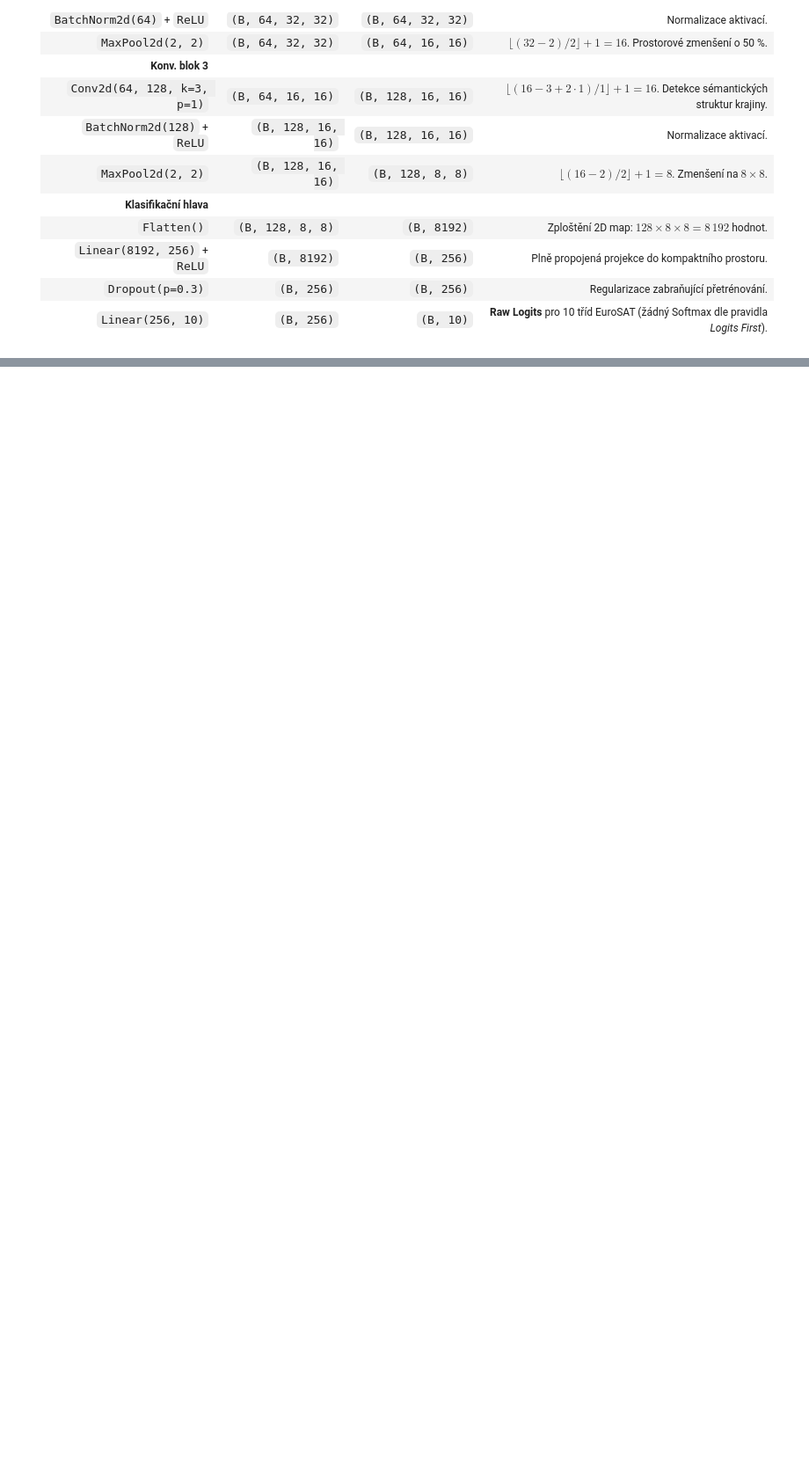
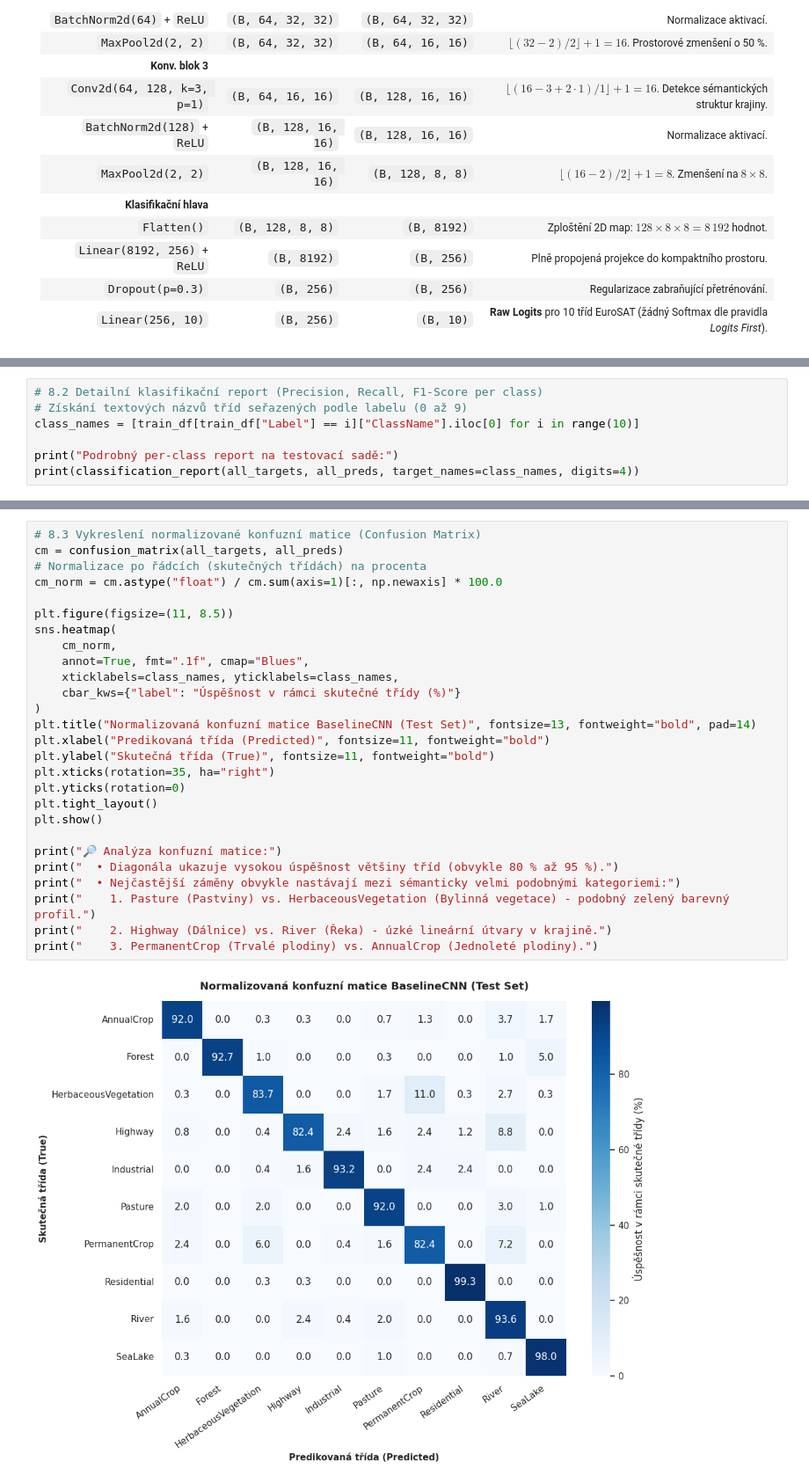
Before and after one commit to tomaskirnig/ML, a Jupyter notebook: ML_project_1.ipynb, the cells around one changed output, grey strips where cells are left out. Shown at 88% size. Cells and saved outputs as stored; diff of their text form; blank space fills up the shorter version.

```diff
--- a/ML_project_1.ipynb
+++ b/ML_project_1.ipynb
@@ -542,0 +956,7 @@ print(test_logits[0].cpu().numpy().round(3))
+# %%
+# 8.2 Detailní klasifikační report (Precision, Recall, F1-Score per class)
+# Získání textových názvů tříd seřazených podle labelu (0 až 9)
+class_names = [train_df[train_df["Label"] == i]["ClassName"].iloc[0] for i in range(10)]
+
+print("Podrobný per-class report na testovací sadě:")
+print(classification_report(all_targets, all_preds, target_names=class_names, digits=4))
@@ -542,0 +981,29 @@ print(test_logits[0].cpu().numpy().round(3))
+# %%
+# 8.3 Vykreslení normalizované konfuzní matice (Confusion Matrix)
+cm = confusion_matrix(all_targets, all_preds)
+# Normalizace po řádcích (skutečných třídách) na procenta
+cm_norm = cm.astype("float") / cm.sum(axis=1)[:, np.newaxis] * 100.0
+
+plt.figure(figsize=(11, 8.5))
+sns.heatmap(
+    cm_norm,
+    annot=True, fmt=".1f", cmap="Blues",
+    xticklabels=class_names, yticklabels=class_names,
+    cbar_kws={"label": "Úspěšnost v rámci skutečné třídy (%)"}
+)
+plt.title("Normalizovaná konfuzní matice BaselineCNN (Test Set)", fontsize=13, fontweight="bold", pad=14)
+plt.xlabel("Predikovaná třída (Predicted)", fontsize=11, fontweight="bold")
+plt.ylabel("Skutečná třída (True)", fontsize=11, fontweight="bold")
+plt.xticks(rotation=35, ha="right")
+plt.yticks(rotation=0)
+plt.tight_layout()
+plt.show()
+
+print("🔎 Analýza konfuzní matice:")
+print("  • Diagonála ukazuje vysokou úspěšnost většiny tříd (obvykle 80 % až 95 %).")
+print("  • Nejčastější záměny obvykle nastávají mezi sémanticky velmi podobnými kategoriemi:")
+print("    1. Pasture (Pastviny) vs. HerbaceousVegetation (Bylinná vegetace) - podobný zelený barevný profil.")
+print("    2. Highway (Dálnice) vs. River (Řeka) - úzké lineární útvary v krajině.")
+print("    3. PermanentCrop (Trvalé plodiny) vs. AnnualCrop (Jednoleté plodiny).")
+# %% [output]
+[figure, added]
```
Also changed, not shown: parts of 30 cells of this notebook, 2 other files.
